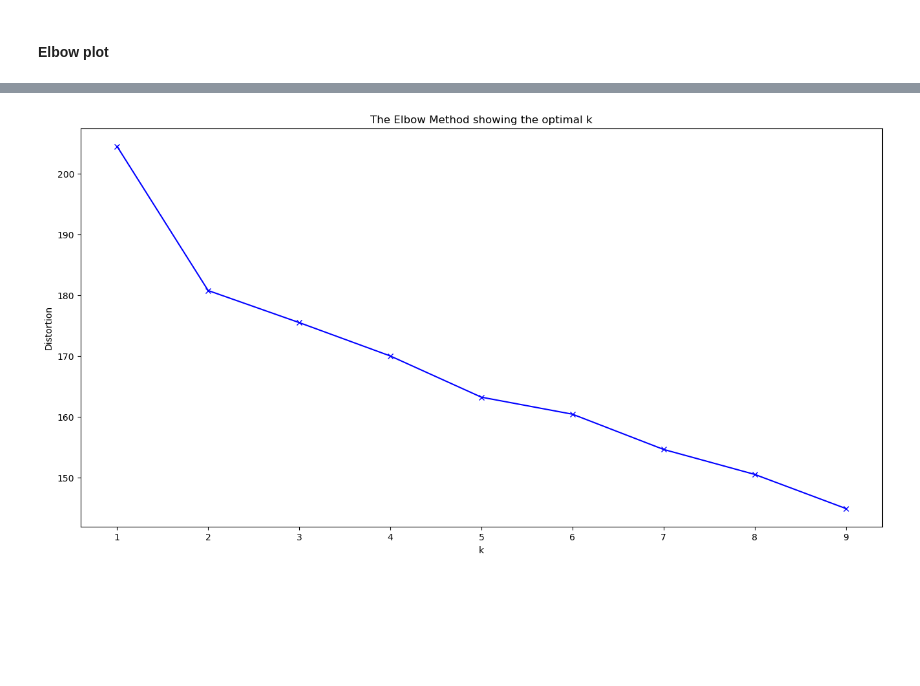
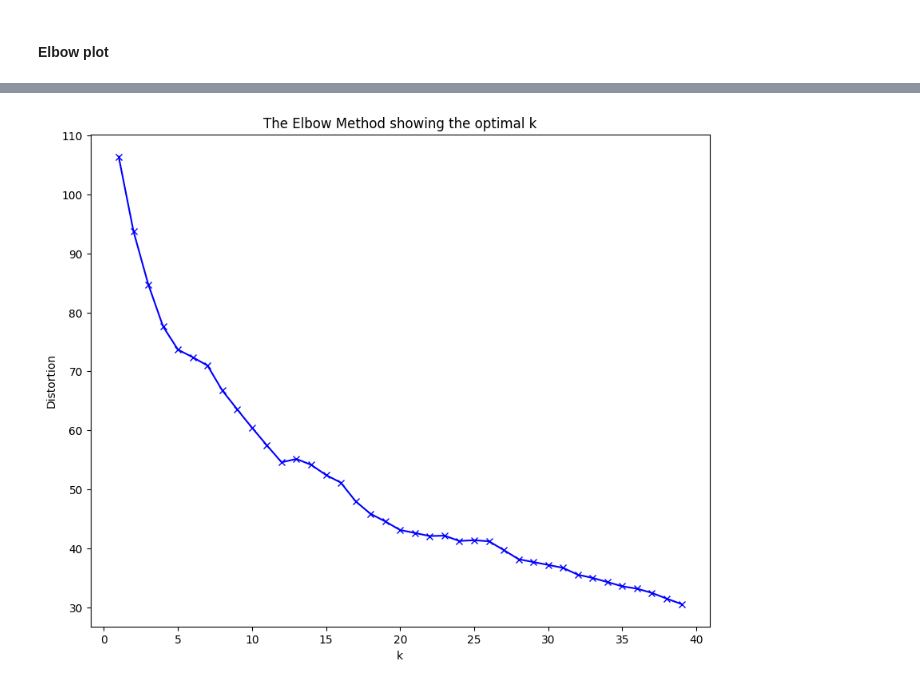
Before and after one commit to MnCSSJ4x/IIITB-Course-Recommendation-System, a Jupyter notebook: KMeans.ipynb, the cells around one changed output, grey strips where cells are left out. Saved outputs shown, nothing was run; the diff lists cells and outputs as text; code cells hidden in the pictures; blank space fills up the shorter version.

Commit message:
Added Elbow plot

```diff
--- a/KMeans.ipynb
+++ b/KMeans.ipynb
@@ -292,8 +295,8 @@ class Kmeans:
 # %% [markdown]
 ### Testing on generated datapoints
 # %%
-df=pd.read_excel('Course Recommendation System(1-123).xlsx')
-df=df.drop(['ID','Start time','Completion time','Email','Name','Name(not mandatory)\n' ], axis=1).fillna(0)
+df=pd.read_excel('Course Recommendation System.xlsx')
+df=df.drop(['ID','Start time','Completion time','Email','Name','Name(not mandatory)\n' ], axis=1).fillna(0.5)
 df
 # %% [output]
 |  | Data Structures and Algorithms | Computer Architecture\n | Discrete Mathematics\n | Economics | Programming-2 | ... |
@@ -324,6 +327,6 @@ print(len(y))
 # %%
 # df=df.to_numpy()
 # np.shape(df[:,:2])
-df=df[[df.columns[0],df.columns[1]]]
+df=df[[df.columns[0],df.columns[1],df.columns[2],df.columns[3],df.columns[4]]]
 df
 # %% [output]
@@ -361,8 +366,9 @@ array([0., 1., 0., 5., 5., 0., 4., 4., 0., 0., 0., 0., 0., 0., 0., 0., 0.,
 #### Elbow plot
 # %%
 distortions = []
-K = range(1,10)
+K = range(1,40)
 for k in K:
-    kmeanModel = Kmeans(K=k,iter=150,p=2)
-    kmeanModel.predict(np.array(df),choice=0)
+    kmeanModel = Kmeans(K=k,iter=10,p=2)
+    kmeanModel.predict(np.array(df),choice=1)
     distortions.append(kmeanModel.inertia)
+distortions
@@ -369,12 +393,12 @@ for k in K:
 # %%
-plt.figure(figsize=(16,8))
+plt.figure(figsize=(10,8))
 plt.plot(K, distortions, 'bx-')
 plt.xlabel('k')
 plt.ylabel('Distortion')
 plt.title('The Elbow Method showing the optimal k')
 plt.show()
 # %% [output]
-[figure, old version]
+[figure, new version]
 # %%
 df_temp = pd.DataFrame(pd.np.column_stack([df, y_pred]))
 df_temp
```
Also changed, not shown: parts of 16 cells of this notebook, 3 other files.
